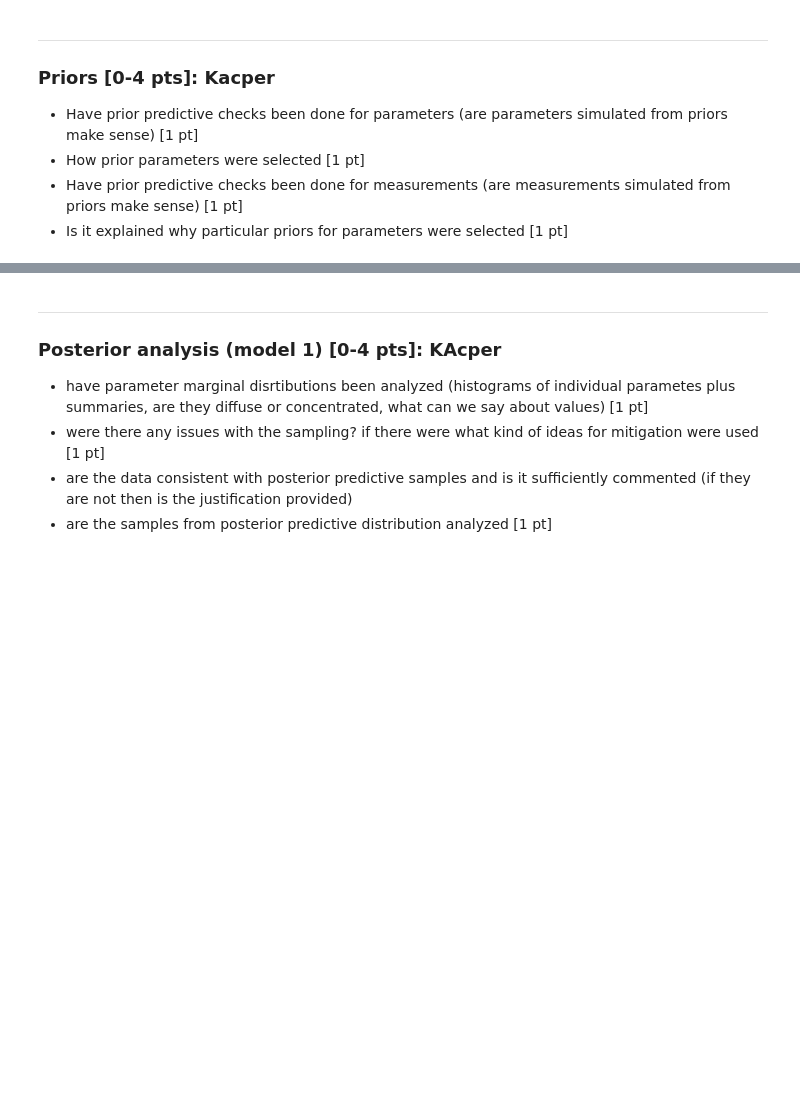
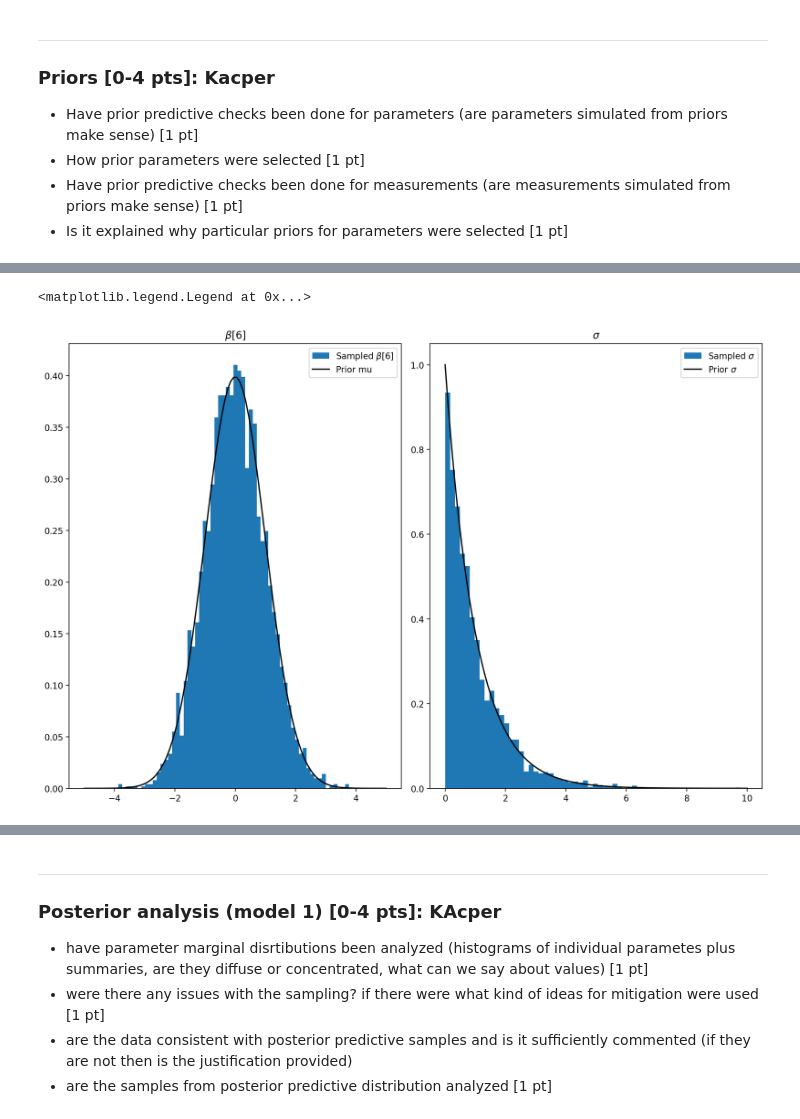
Before and after one commit to AiR-ISZ-Gr1/drones_prediction, a Jupyter notebook: final.ipynb, the cells around one changed output, grey strips where cells are left out. Saved outputs shown, nothing was run; the diff lists cells and outputs as text; code cells hidden in the pictures; blank space fills up the shorter version.

```diff
--- a/final.ipynb
+++ b/final.ipynb
@@ -265,0 +293,15 @@ axes.plot(x,acc_healthy_data[1], color = 'k',alpha=0.8)
+# %%
+prior_model_2 = CmdStanModel(stan_file='stan/prior_check.stan')
+
+num_knots = 25
+N = 150
+times = np.linspace(0,N*10,N)
+knot_list = np.quantile(times,np.linspace(0,1,num_knots))
+B0 = create_spline_matrix(N, times, 3, num_knots)
+
+data_ppc = {
+    "N": N,
+    "K": num_knots+2,
+    "X": B0
+}
+ppc_samples_2 = prior_model_2.sample(data=data_ppc)
@@ -265,0 +315,21 @@ axes.plot(x,acc_healthy_data[1], color = 'k',alpha=0.8)
+# %%
+beta_pred= ppc_samples_2.stan_variable('betas')[:,5]
+sigmas_pred = ppc_samples_2.stan_variable('sigma')[:]
+fig,axes = plt.subplots(1,2,figsize = (12,8), tight_layout=True)
+
+x = np.linspace(-5, 5, 100)
+y = stats.norm.pdf(x=x,loc=0,scale=1)
+axes[0].hist(beta_pred, bins=60,label=r'Sampled $\beta[6]$',density=True)
+axes[0].set_title(r'$\beta[6]$')
+axes[0].plot(x,y,label = 'Prior mu',color='k')
+axes[0].legend()
+
+x = np.linspace(0,10,100)
+y = stats.expon.pdf(x=x,scale=1)
+axes[1].hist(sigmas_pred, bins=60,label=r'Sampled $\sigma$',density=True)
+axes[1].set_title(r'$\sigma$')
+axes[1].plot(x,y,label=r'Prior $\sigma$',color='k')
+axes[1].legend()
+# %% [output]
+<matplotlib.legend.Legend at 0x...>
+[figure, added]
```
Also changed, not shown: parts of 24 cells of this notebook, 10 other files.
